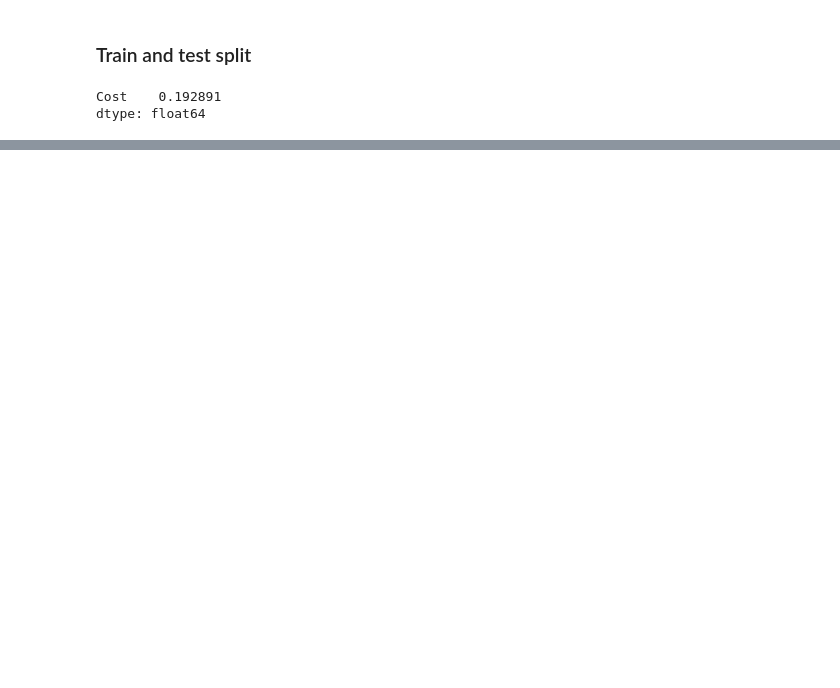
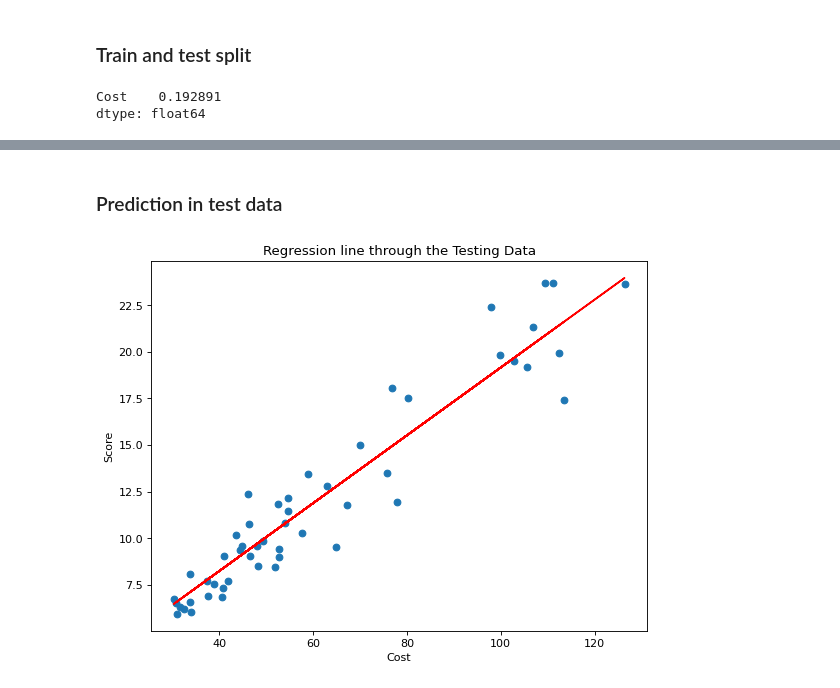
Before and after one commit to BernardoAguayoOrtega/linear-regression-model-project, a Jupyter notebook: regression.ipynb, the cells around one changed output, grey strips where cells are left out. Drawn from its saved outputs; the diff is of its cells as text; code cells hidden in the pictures; blank space fills up the shorter version.

```diff
--- a/regression.ipynb
+++ b/regression.ipynb
@@ -231,3 +228,20 @@ Covariance Type:            nonrobust
 
 Notes:
 [1] Standard Errors assume that the covariance matrix of the errors is correctly specified.
+# %% [markdown]
+### Prediction in test data
+# %%
+x_test_with_intercept = sm.add_constant(x_test)
+y_test_fitted = lr.predict(x_test_with_intercept)
+
+# scatter plot on test data
+figure(figsize=(8, 6), dpi=80)
+plt.scatter(x_test, y_test)
+plt.plot(x_test, y_test_fitted, 'r')
+plt.xlabel("Cost")
+plt.ylabel("Score")
+plt.title("Regression line through the Testing Data")
+
+plt.show()
+# %% [output]
+[figure, added]
```
Also changed, not shown: parts of 12 cells of this notebook.
